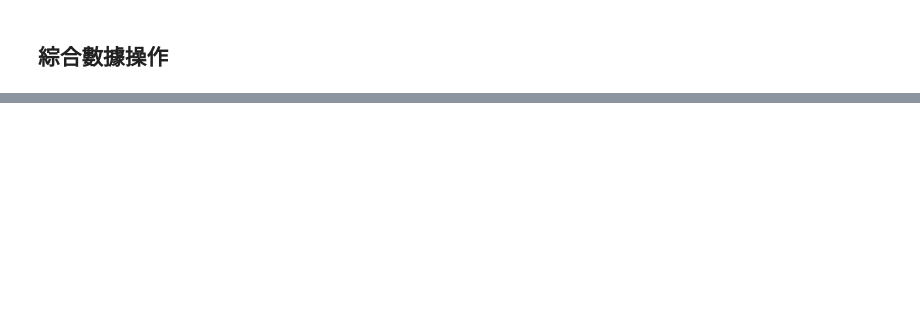
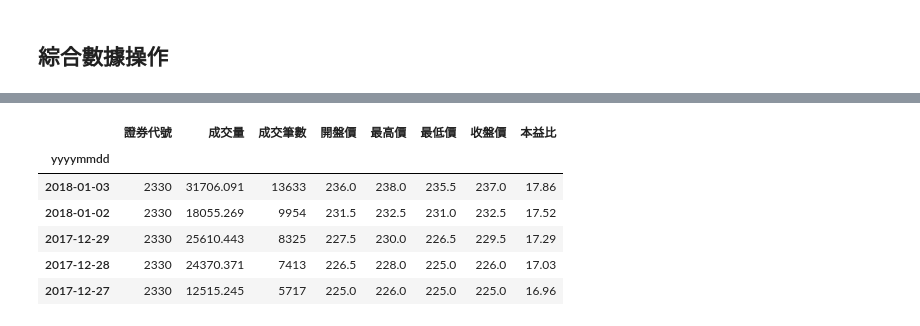
Before and after one commit to ihongChen/StockLab, a Jupyter notebook: abu_QT/pandas.ipynb, the cells around one changed output, grey strips where cells are left out. Cells and saved outputs as stored; diff of their text form; code cells hidden in the pictures; blank space fills up the shorter version.

```diff
--- a/abu_QT/pandas.ipynb
+++ b/abu_QT/pandas.ipynb
@@ -236,0 +232,10 @@ df_stock0_5.describe()
+# %%
+df_price2330.head()
+# %% [output]
+|  | 證券代號 | 成交量 | 成交筆數 | 開盤價 | 最高價 | 最低價 | 收盤價 | 本益比 |
+| yyyymmdd |  |  |  |  |  |  |  |  |
+| 2018-01-03 | 2330 | 31706.091 | 13633 | 236.0 | 238.0 | 235.5 | 237.0 | 17.86 |
+| 2018-01-02 | 2330 | 18055.269 | 9954 | 231.5 | 232.5 | 231.0 | 232.5 | 17.52 |
+| 2017-12-29 | 2330 | 25610.443 | 8325 | 227.5 | 230.0 | 226.5 | 229.5 | 17.29 |
+| 2017-12-28 | 2330 | 24370.371 | 7413 | 226.5 | 228.0 | 225.0 | 226.0 | 17.03 |
+| 2017-12-27 | 2330 | 12515.245 | 5717 | 225.0 | 226.0 | 225.0 | 225.0 | 16.96 |
```
Also changed, not shown: parts of 29 cells of this notebook, 1 other file.
